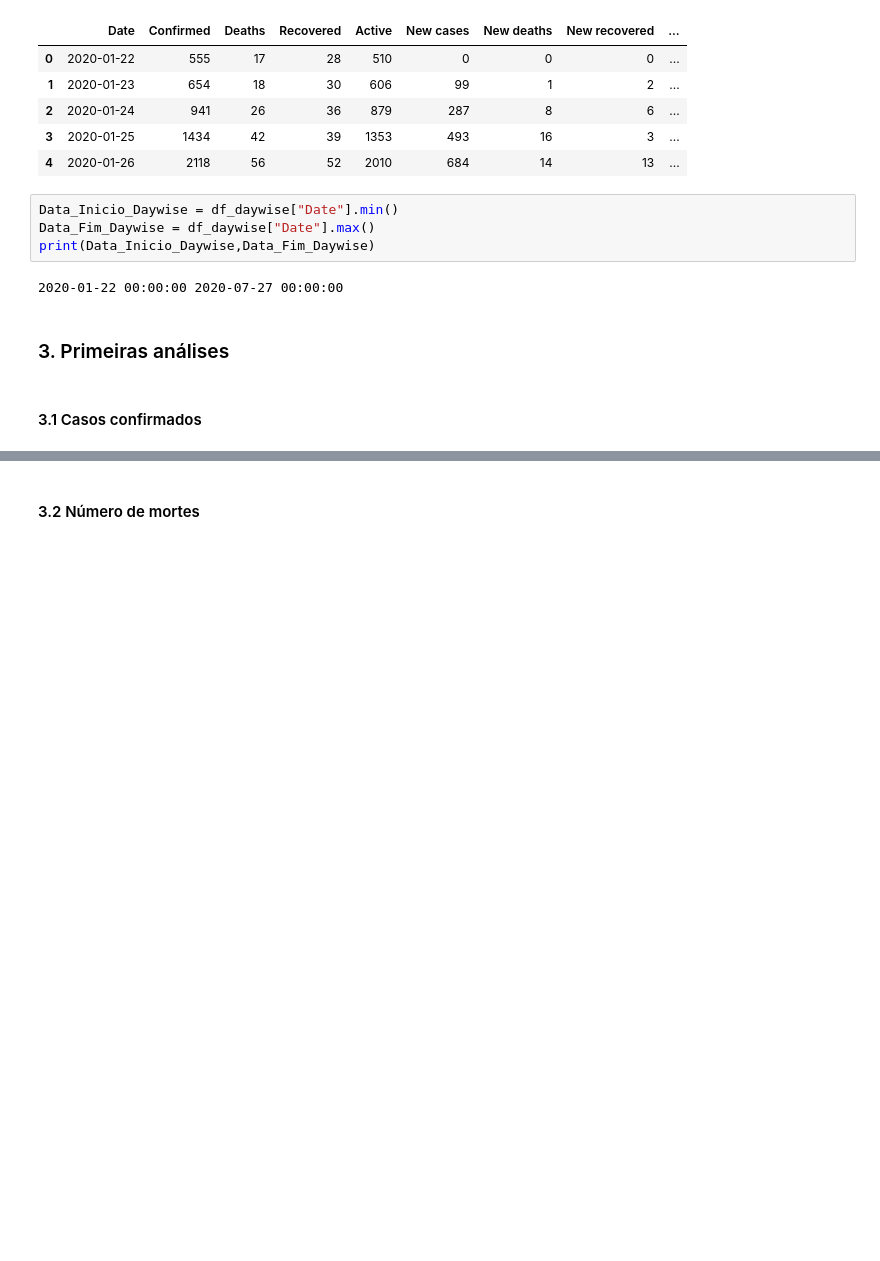
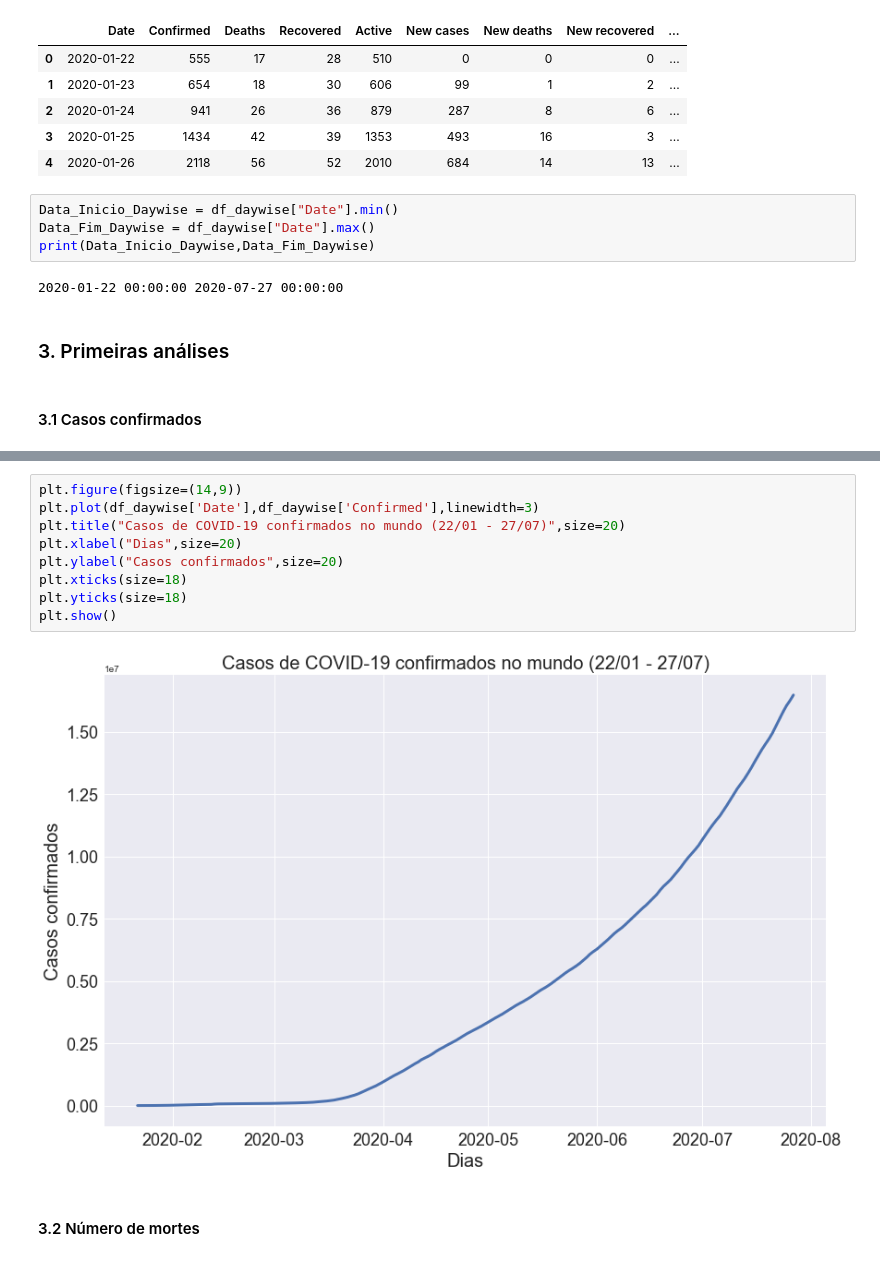
Before and after one commit to felixfabio/previsao-COVID, a Jupyter notebook: analise_covid19.ipynb, the cells around one changed output, grey strips where cells are left out. Cells and saved outputs as stored; diff of their text form; blank space fills up the shorter version.

```diff
--- a/analise_covid19.ipynb
+++ b/analise_covid19.ipynb
@@ -73,3 +71,14 @@ fig.show()
+# %%
+plt.figure(figsize=(14,9))
+plt.plot(df_daywise['Date'],df_daywise['Confirmed'],linewidth=3)
+plt.title("Casos de COVID-19 confirmados no mundo (22/01 - 27/07)",size=20)
+plt.xlabel("Dias",size=20)
+plt.ylabel("Casos confirmados",size=20)
+plt.xticks(size=18)
+plt.yticks(size=18)
+plt.show()
+# %% [output]
+[figure, added]
 # %% [markdown]
 #### 3.2 Número de mortes
 # %%
```
Also changed, not shown: parts of 10 cells of this notebook.
